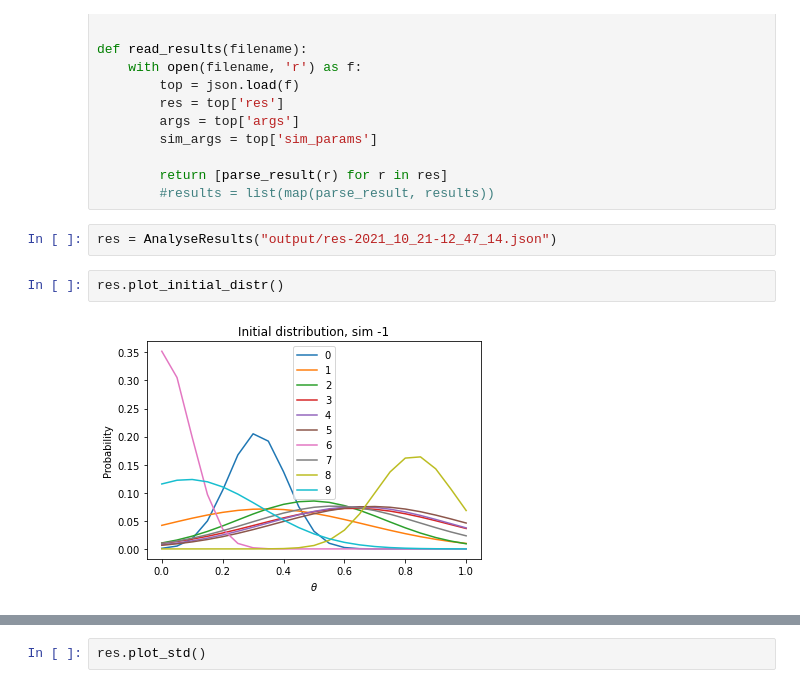
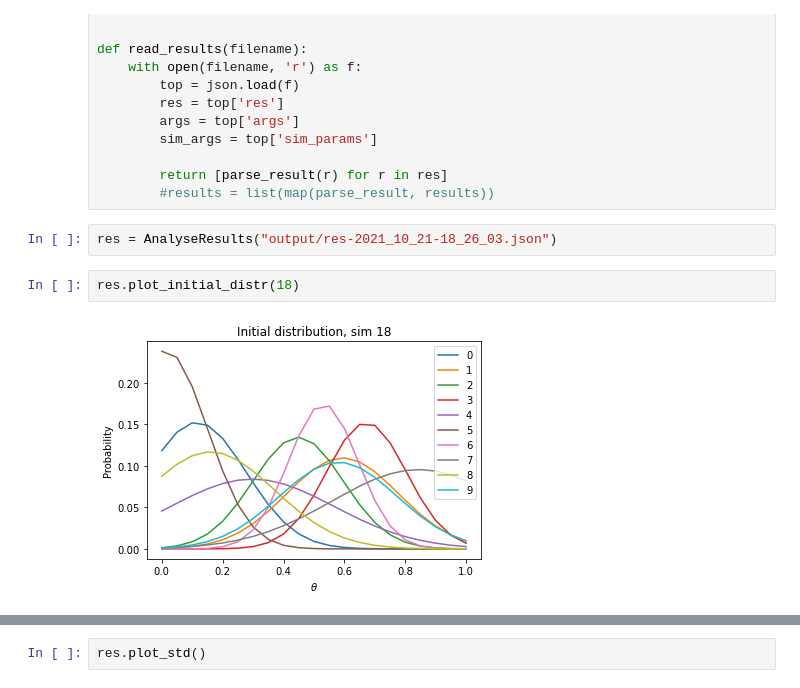
Before and after one commit to YutongB/Opinion-Dynamics, a Jupyter notebook: interact.ipynb, the cells around one changed output, grey strips where cells are left out. Saved outputs shown, nothing was run; the diff lists cells and outputs as text.

```diff
--- a/interact.ipynb
+++ b/interact.ipynb
@@ -127,8 +124,8 @@ def read_results(filename):
         return [parse_result(r) for r in res]
         #results = list(map(parse_result, results))
 # %%
-res = AnalyseResults("output/res-2021_10_21-12_47_14.json")
+res = AnalyseResults("output/res-2021_10_21-18_26_03.json")
 # %%
-res.plot_initial_distr()
+res.plot_initial_distr(18)
 # %% [output]
-[figure, old version]
+[figure, new version]
```
Also changed, not shown: parts of 4 cells of this notebook, 2 other files.
